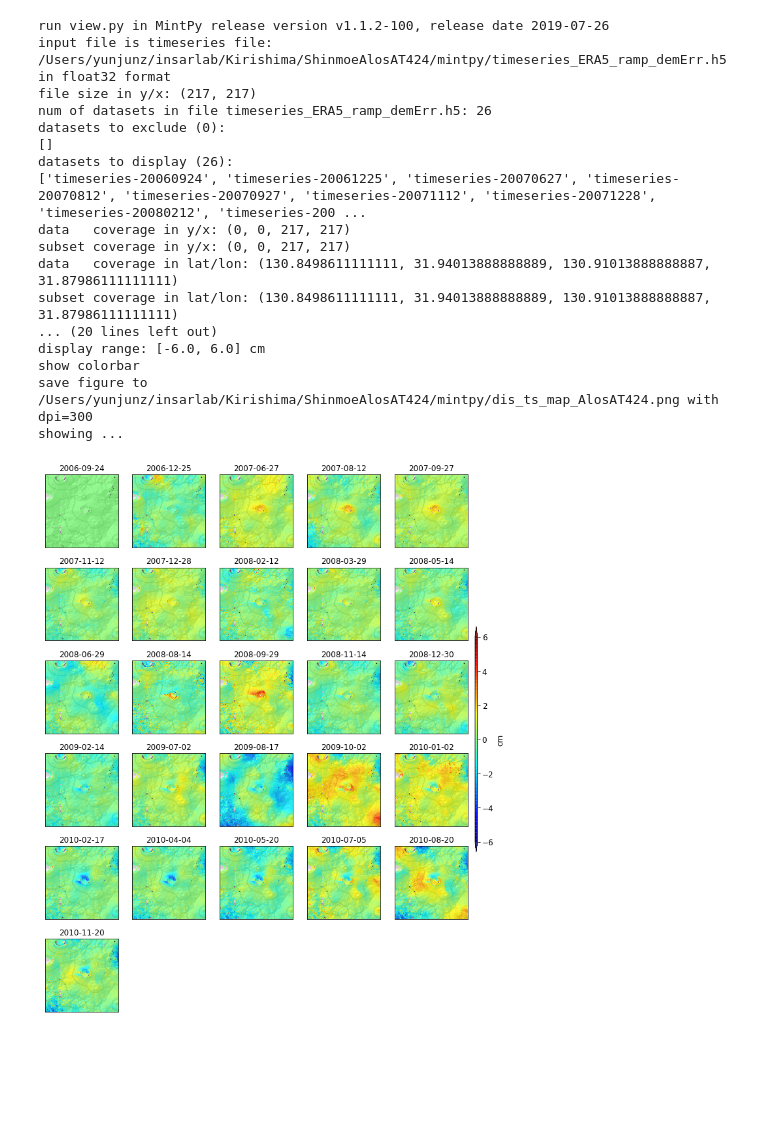
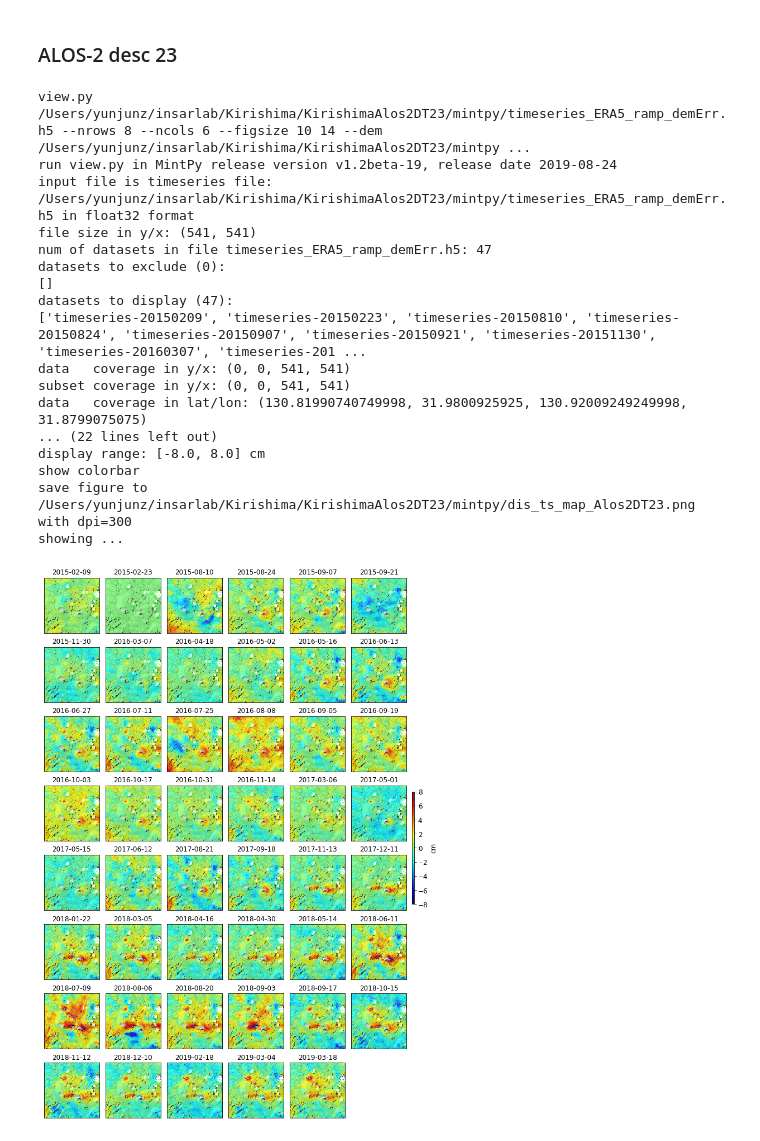
Before and after one commit to geodesymiami/2021-Kirishima, a Jupyter notebook: Fig_S2-S4_dis_ts_map.ipynb, the cells around one changed output. Cells and saved outputs as stored; diff of their text form; code cells hidden in the pictures; blank space fills up the shorter version.

```diff
--- a/Fig_S2-S4_dis_ts_map.ipynb
+++ b/Fig_S2-S4_dis_ts_map.ipynb
@@ -51,30 +75,33 @@ showing ...
+# %% [markdown]
+### ALOS-2 desc 23
 # %%
-## AlosAT424
-proj_dir = os.path.expanduser('~/insarlab/Kirishima/ShinmoeAlosAT424/mintpy')
+proj_dir = os.path.expanduser('~/insarlab/Kirishima/KirishimaAlos2DT23/mintpy')
 ts_file = os.path.join(proj_dir, 'timeseries_ERA5_ramp_demErr.h5')
 dem_file = os.path.join(proj_dir, 'inputs/geometryGeo.h5')
 
-out_fig = os.path.join(proj_dir, 'dis_ts_map_AlosAT424.png')
+out_fig = os.path.join(proj_dir, 'dis_ts_map_Alos2DT23.png')
 
-scp_args = '{t} --nrows 6 --ncols 5 -v -6 6 --figsize 10 12 --dem {d}'.format(t=ts_file, d=dem_file)
-scp_args += ' {p} -o {o} '.format(p=opt, o=out_fig) # output config
+scp_args = '{t} --nrows 8 --ncols 6 --figsize 10 14 --dem {d}'.format(t=ts_file, d=dem_file)
+scp_args += ' --wrap --wrap-range -8 8 --wspace 0.05 --hspace 0.25'
+scp_args += ' --dpi 300 -o {o} '.format(o=out_fig) # output config
+print('view.py', scp_args)
 view.main(scp_args.split())
 # %% [output]
-run view.py in MintPy release version v1.1.2-100, release date 2019-07-26
-input file is timeseries file: /Users/yunjunz/insarlab/Kirishima/ShinmoeAlosAT424/mintpy/timeseries_ERA5_ramp_demErr.h5 in float32 format
-file size in y/x: (217, 217)
-num of datasets in file timeseries_ERA5_ramp_demErr.h5: 26
+view.py /Users/yunjunz/insarlab/Kirishima/KirishimaAlos2DT23/mintpy/timeseries_ERA5_ramp_demErr.h5 --nrows 8 --ncols 6 --figsize 10 14 --dem /Users/yunjunz/insarlab/Kirishima/KirishimaAlos2DT23/mintpy ...
+run view.py in MintPy release version v1.2beta-19, release date 2019-08-24
+input file is timeseries file: /Users/yunjunz/insarlab/Kirishima/KirishimaAlos2DT23/mintpy/timeseries_ERA5_ramp_demErr.h5 in float32 format
+file size in y/x: (541, 541)
+num of datasets in file timeseries_ERA5_ramp_demErr.h5: 47
 datasets to exclude (0):
 []
-datasets to display (26):
-['timeseries-20060924', 'timeseries-20061225', 'timeseries-20070627', 'timeseries-20070812', 'timeseries-20070927', 'timeseries-20071112', 'timeseries-20071228', 'timeseries-20080212', 'timeseries-200 ...
-data   coverage in y/x: (0, 0, 217, 217)
-subset coverage in y/x: (0, 0, 217, 217)
-data   coverage in lat/lon: (130.8498611111111, 31.94013888888889, 130.91013888888887, 31.87986111111111)
-subset coverage in lat/lon: (130.8498611111111, 31.94013888888889, 130.91013888888887, 31.87986111111111)
-... (20 lines left out)
-display range: [-6.0, 6.0] cm
+datasets to display (47):
+['timeseries-20150209', 'timeseries-20150223', 'timeseries-20150810', 'timeseries-20150824', 'timeseries-20150907', 'timeseries-20150921', 'timeseries-20151130', 'timeseries-20160307', 'timeseries-201 ...
+data   coverage in y/x: (0, 0, 541, 541)
+subset coverage in y/x: (0, 0, 541, 541)
+data   coverage in lat/lon: (130.81990740749998, 31.9800925925, 130.92009249249998, 31.8799075075)
+... (22 lines left out)
+display range: [-8.0, 8.0] cm
 show colorbar
-save figure to /Users/yunjunz/insarlab/Kirishima/ShinmoeAlosAT424/mintpy/dis_ts_map_AlosAT424.png with dpi=300
+save figure to /Users/yunjunz/insarlab/Kirishima/KirishimaAlos2DT23/mintpy/dis_ts_map_Alos2DT23.png with dpi=300
 showing ...
-[figure, old version]
+[figure, new version]
```
Also changed, not shown: parts of 8 cells of this notebook.
